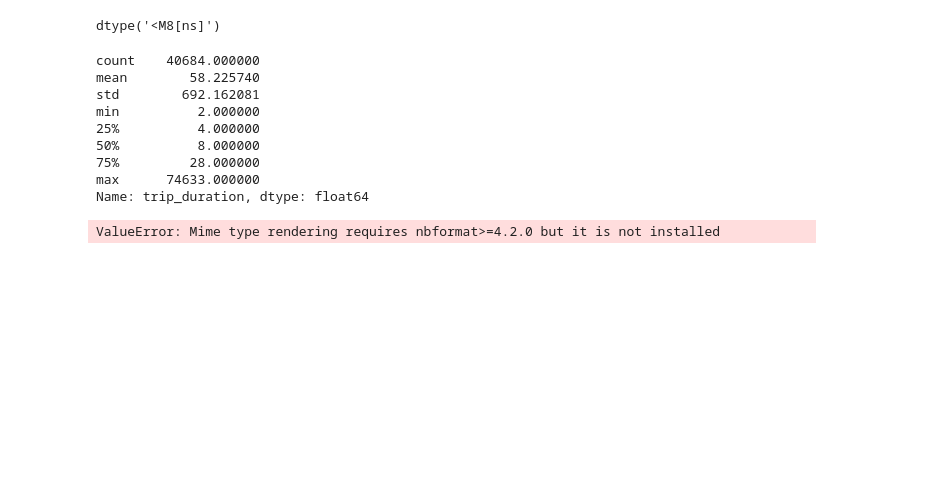
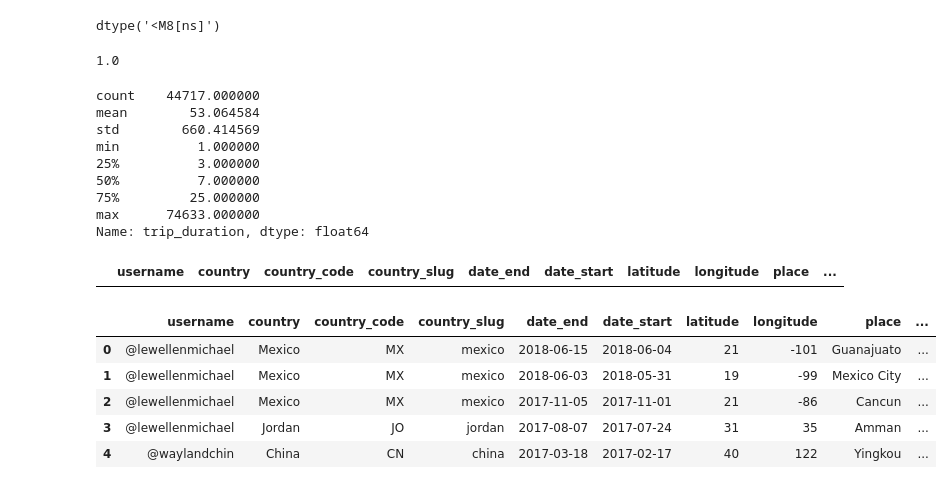
Before and after one commit to oanaale95/DSforBuss, a Jupyter notebook: exercise1.ipynb, the cells around one changed output. Saved outputs shown, nothing was run; the diff lists cells and outputs as text; code cells hidden in the pictures; blank space fills up the shorter version.

```diff
--- a/exercise1.ipynb
+++ b/exercise1.ipynb
@@ -60,24 +61,28 @@ dtype('<M8[ns]')
 # %%
 #get trip duration
 trips_df['trip_duration'] = (trips_df['date_end'] - trips_df['date_start']).dt.days
+# %%
+#remove all trips with negative value
+trips_df = trips_df[trips_df['trip_duration'] >=1]
 # %%
-trips_df = trips_df[trips_df['trip_duration'] >1]
+trips_df['trip_duration'].min()
+# %% [output]
+1.0
 # %%
 trips_df['trip_duration'].describe()
 # bc mean is sensitive to ouliers and max is74633, while mean is so small (58) ==> outliers
 # %% [output]
-count    40684.000000
-mean        58.225740
-std        692.162081
-min          2.000000
-25%          4.000000
-50%          8.000000
-75%         28.000000
+count    44717.000000
+mean        53.064584
+std        660.414569
+min          1.000000
+25%          3.000000
+50%          7.000000
+75%         25.000000
 max      74633.000000
 Name: trip_duration, dtype: float64
-# %%
-fig_hst = px.histogram(trips_df, x='trip_duration')
-
-fig_hst.show()
-# %% [output]
-ValueError: Mime type rendering requires nbformat>=4.2.0 but it is not installed
+# %%
+#check how na's are handled
+trips_df[trips_df['trip_duration'].isna()]
+# %% [output]
+|  | username | country | country_code | country_slug | date_end | date_start | latitude | longitude | place | ... |
@@ -83,0 +95,14 @@ ValueError: Mime type rendering requires nbformat>=4.2.0 but it is not installed
+# %%
+# this is how i found the 97 qqantile value and remove all values over
+value_qantile_x = np.quantile(trips_df['trip_duration'],0.97)
+# %%
+#remove all from uper limit
+trips_df=trips_df[trips_df['trip_duration']<= value_qantile_x]
+trips_df.head(5)
+# %% [output]
+|  | username | country | country_code | country_slug | date_end | date_start | latitude | longitude | place | ... |
+| 0 | @lewellenmichael | Mexico | MX | mexico | 2018-06-15 | 2018-06-04 | 21 | -101 | Guanajuato | ... |
+| 1 | @lewellenmichael | Mexico | MX | mexico | 2018-06-03 | 2018-05-31 | 19 | -99 | Mexico City | ... |
+| 2 | @lewellenmichael | Mexico | MX | mexico | 2017-11-05 | 2017-11-01 | 21 | -86 | Cancun | ... |
+| 3 | @lewellenmichael | Jordan | JO | jordan | 2017-08-07 | 2017-07-24 | 31 | 35 | Amman | ... |
+| 4 | @waylandchin | China | CN | china | 2017-03-18 | 2017-02-17 | 40 | 122 | Yingkou | ... |
```
Also changed, not shown: parts of 12 cells of this notebook.
